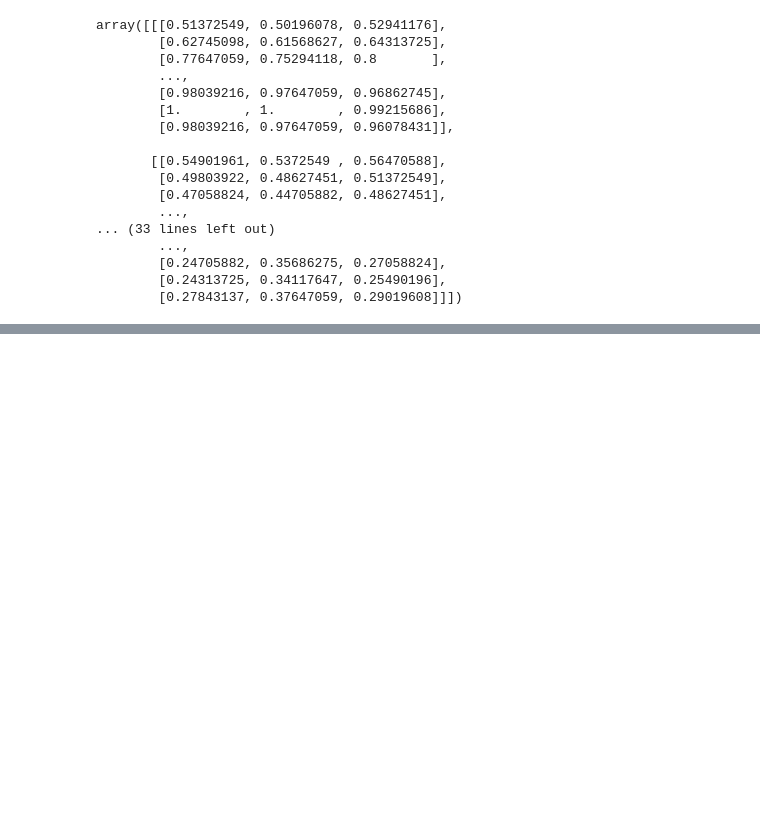
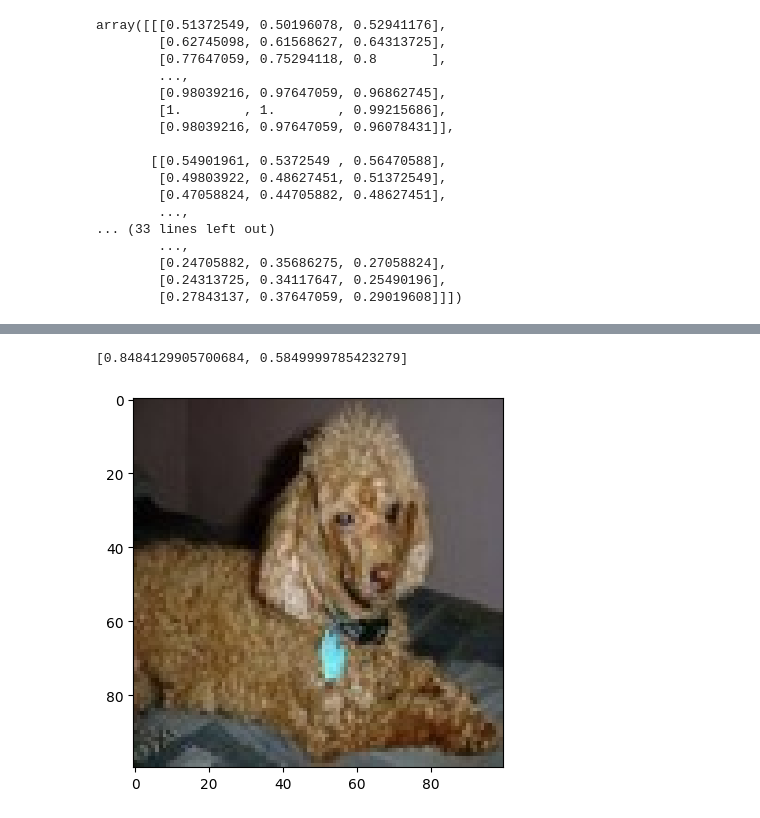
Before and after one commit to Lasal0425/Machine-Learning-Tutorials, a Jupyter notebook: Tute10.ipynb, the cells around one changed output, grey strips where cells are left out. Cells and saved outputs as stored; diff of their text form; code cells hidden in the pictures; blank space fills up the shorter version.

```diff
--- a/Tute10.ipynb
+++ b/Tute10.ipynb
@@ -34,7 +34,7 @@ Drive already mounted at /content/drive; to attempt to forcibly remount, call dr
 X_train = np.loadtxt('/content/drive/MyDrive/Colab Notebooks/Tutorial 10/input.csv', delimiter=',')
 Y_train = np.loadtxt('/content/drive/MyDrive/Colab Notebooks/Tutorial 10/labels.csv', delimiter=',')
 
-X_test = np.loadtxt('/content/drive/MyDrive/Colab Notebooks/Tutorial 10/input.csv',delimiter=',')
+X_test = np.loadtxt('/content/drive/MyDrive/Colab Notebooks/Tutorial 10/input_test.csv',delimiter=',')
 Y_test = np.loadtxt('/content/drive/MyDrive/Colab Notebooks/Tutorial 10/labels_test.csv',delimiter=',')
 # %%
 print("Shape of X_train: ", X_train.shape)
@@ -115,0 +128,16 @@ plt.imshow(X_train[idx,:])
+# %%
+model = Sequential()
+
+model.add (Conv2D(32,(3,3),activation = 'relu',input_shape=(100,100,3)))
+model.add(MaxPooling2D((2,2)))
+model.add( Conv2D(32,(3,3),activation = 'relu'))
+model.add(MaxPooling2D((2,2)))
+model.add(Flatten())
+#The above layers are for feature extraction
+#The following layers are for modelling (learning) with one hidden layer with ReLU AF, and a final output layer with a sigmoid activation function.
+model.add(Dense(64, activation='relu'))
+model.add(Dense(1, activation='sigmoid'))
+# %%
+model.compile(loss = 'binary_crossentropy' , optimizer ='adam', metrics=['accuracy'])
+# %%
+model.fit(X_train, Y_train, epochs = 5, batch_size = 64)
@@ -115,0 +156,13 @@ plt.imshow(X_train[idx,:])
+# %%
+model.evaluate( X_test, Y_test, batch_size = 40, verbose=0)
+# %% [output]
+[0.8484129905700684, 0.5849999785423279]
+# %%
+idx2 = random.randint (0,len(Y_test))
+plt.imshow(X_test[idx2,:])
+plt.show()
+
+y_pred = model.predict(X_test[idx2,:].reshape(1,100,100,3))
+print(y_pred)
+# %% [output]
+[figure, added]
```
Also changed, not shown: parts of 7 cells of this notebook.
